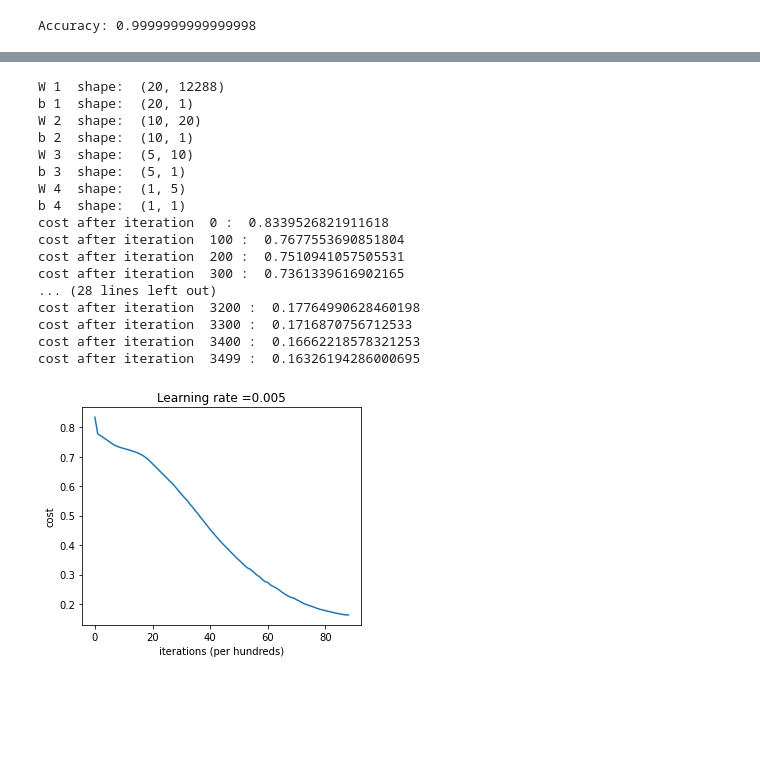
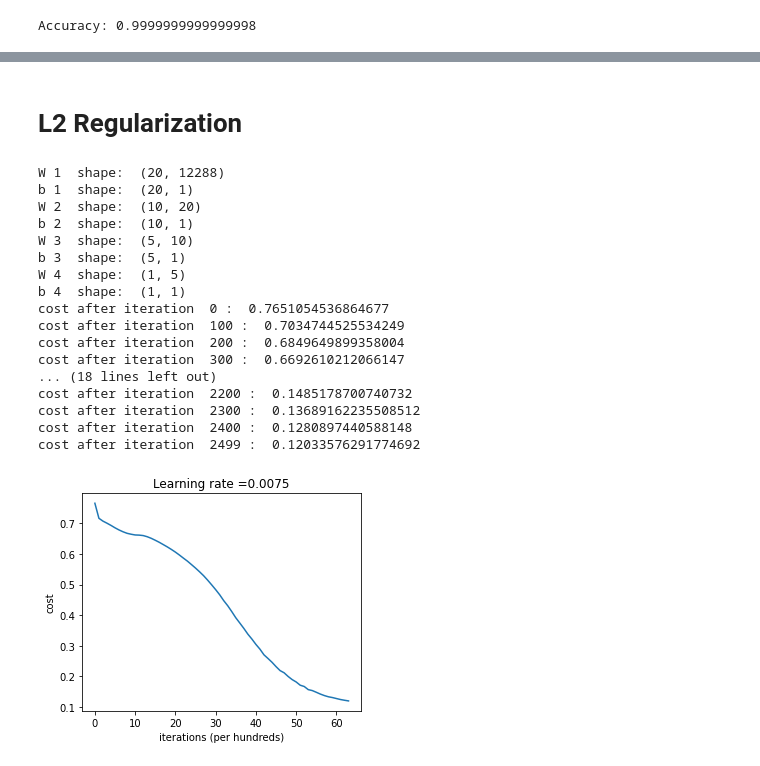
Before and after one commit to hamedrq7/Deep-Learning-Numpy-Practice, a Jupyter notebook: Fully-Connected-Deep-Neural-Network.ipynb, the cells around one changed output, grey strips where cells are left out. Cells and saved outputs as stored; diff of their text form; code cells hidden in the pictures; blank space fills up the shorter version.

```diff
--- a/Fully-Connected-Deep-Neural-Network.ipynb
+++ b/Fully-Connected-Deep-Neural-Network.ipynb
@@ -245,0 +268,2 @@ Accuracy: 0.76
+# %% [markdown]
+# L2 Regularization
@@ -246,34 +418,34 @@ Accuracy: 0.76
 # %%
 activation_funcs = ["relu", "relu", "relu", "sigmoid"]
 dnn = DeepNN([12288, 20, 10, 5, 1], activation_funcs)
-dnn.train(train_x, train_y, 3500, 0.0050, reg_param=1)
+dnn.train(train_x, train_y, 2500, 0.0075, reg_param=0.75)
 
 # Plot learning curve (with costs)
 costs = np.squeeze(dnn.costs)
 plt.plot(costs)
 plt.ylabel('cost')
 plt.xlabel('iterations (per hundreds)')
 plt.title("Learning rate =" + str(dnn.learning_rate))
 plt.show()
 # %% [output]
 W 1  shape:  (20, 12288)
 b 1  shape:  (20, 1)
 W 2  shape:  (10, 20)
 b 2  shape:  (10, 1)
 W 3  shape:  (5, 10)
 b 3  shape:  (5, 1)
 W 4  shape:  (1, 5)
 b 4  shape:  (1, 1)
-cost after iteration  0 :  0.8339526821911618
-cost after iteration  100 :  0.7677553690851804
-cost after iteration  200 :  0.7510941057505531
-cost after iteration  300 :  0.7361339616902165
-... (28 lines left out)
-cost after iteration  3200 :  0.17764990628460198
-cost after iteration  3300 :  0.1716870756712533
-cost after iteration  3400 :  0.16662218578321253
-cost after iteration  3499 :  0.16326194286000695
+cost after iteration  0 :  0.7651054536864677
+cost after iteration  100 :  0.7034744525534249
+cost after iteration  200 :  0.6849649899358004
+cost after iteration  300 :  0.6692610212066147
+... (18 lines left out)
+cost after iteration  2200 :  0.1485178700740732
+cost after iteration  2300 :  0.13689162235508512
+cost after iteration  2400 :  0.1280897440588148
+cost after iteration  2499 :  0.12033576291774692
-[figure, old version]
+[figure, new version]
 # %%
 pred_train = dnn.predict(train_x, train_y)
 # %% [output]
```
Also changed, not shown: parts of 40 cells of this notebook.
